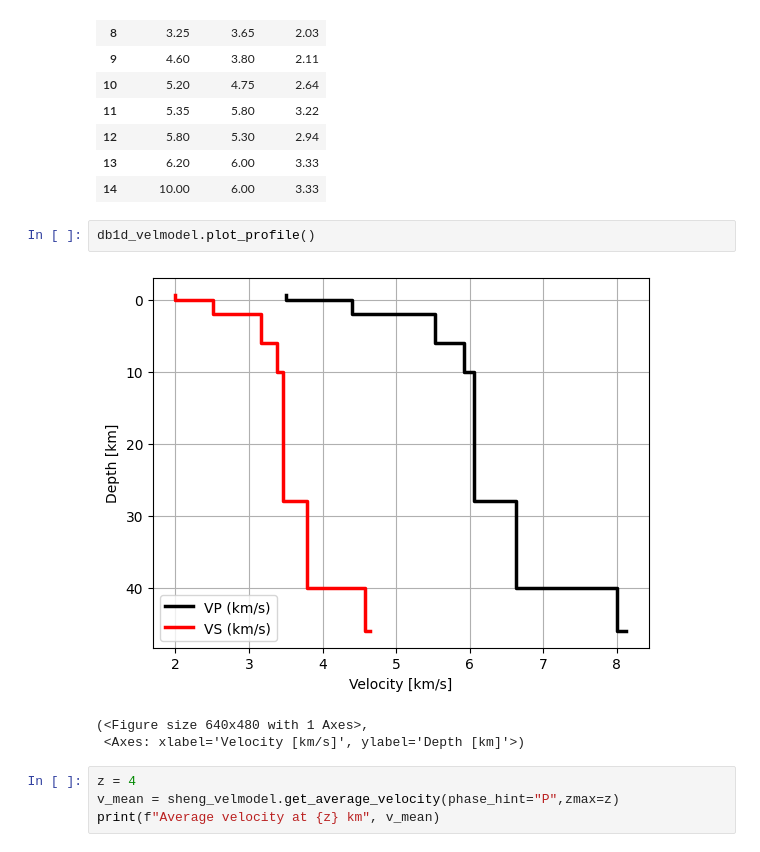
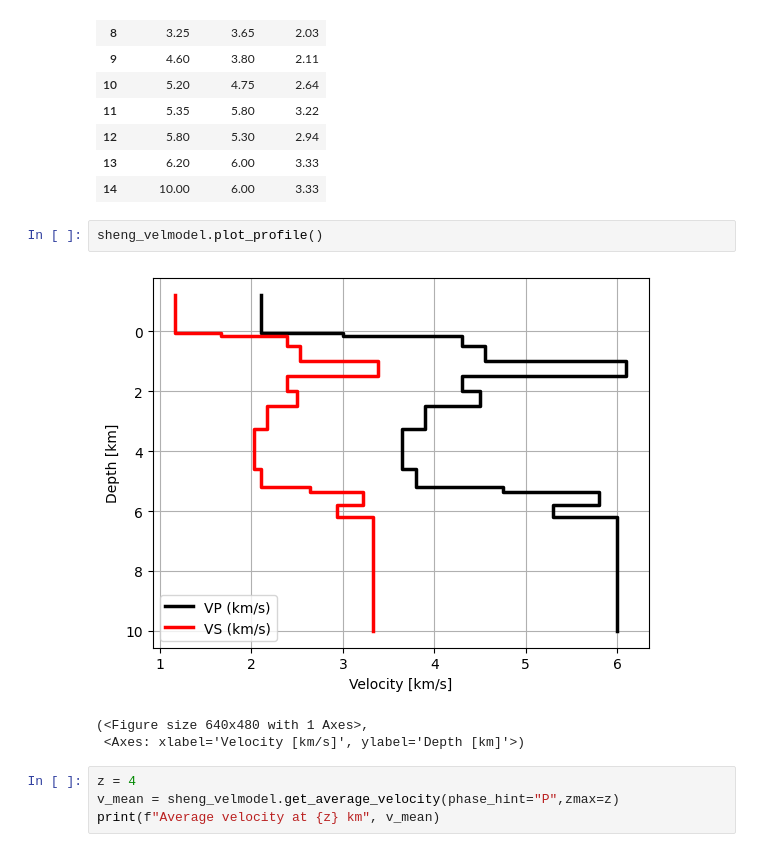
Before and after one commit to ecastillot/delaware, a Jupyter notebook: 10102024/script/vp/vp.ipynb, the cells around one changed output. Drawn from its saved outputs; the diff is of its cells as text.

```diff
--- a/10102024/script/vp/vp.ipynb
+++ b/10102024/script/vp/vp.ipynb
@@ -92,9 +92,9 @@ sheng_velmodel.data
 | 13 | 6.20 | 6.00 | 3.33 |
 | 14 | 10.00 | 6.00 | 3.33 |
 # %%
-db1d_velmodel.plot_profile()
+sheng_velmodel.plot_profile()
 # %% [output]
-[figure, old version]
+[figure, new version]
 (<Figure size 640x480 with 1 Axes>,
  <Axes: xlabel='Velocity [km/s]', ylabel='Depth [km]'>)
 # %%
```
